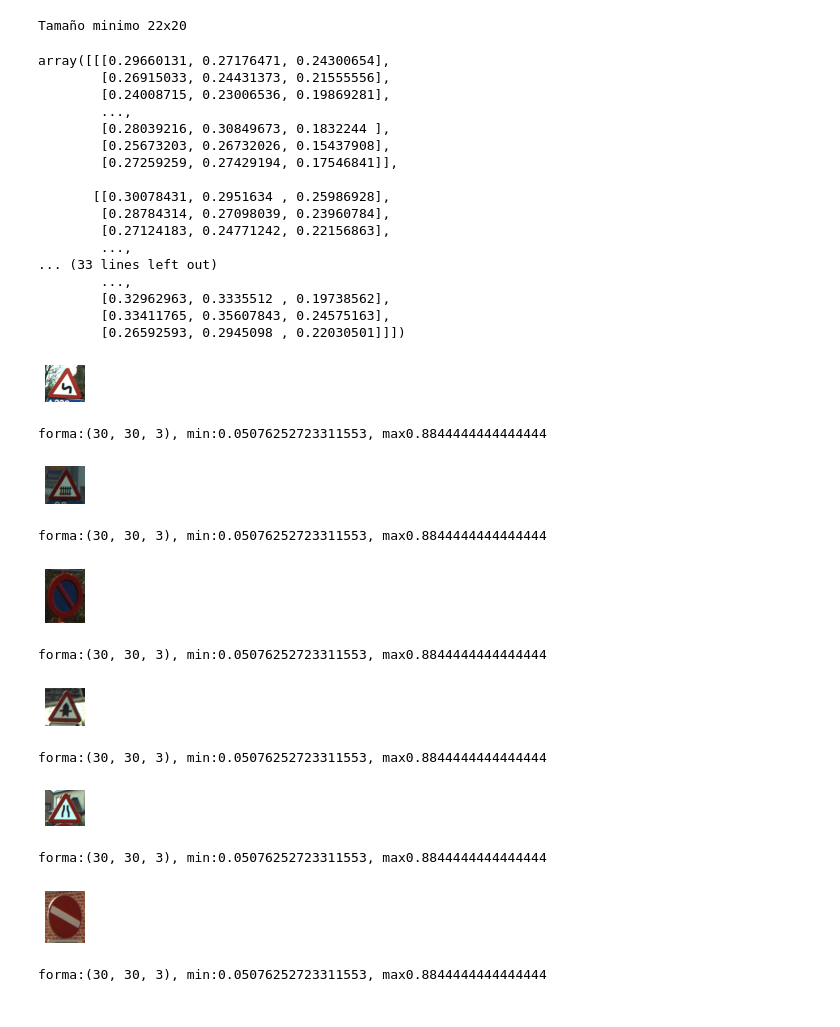
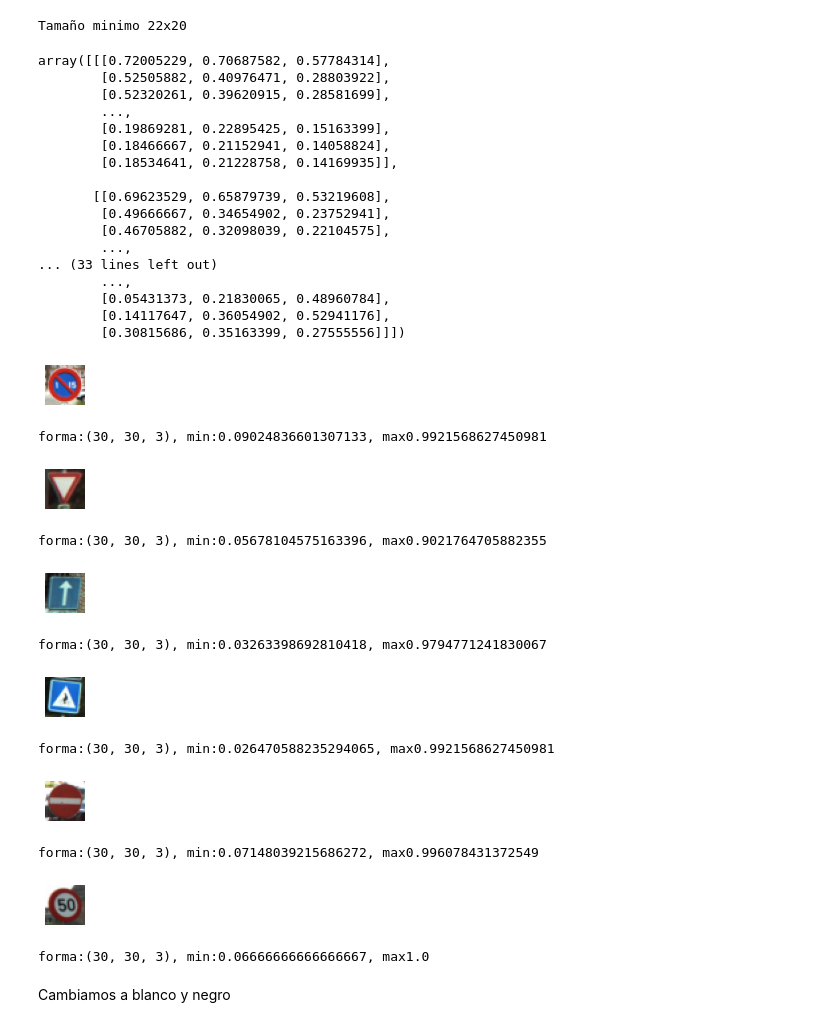
Before and after one commit to arcadio2/Ciencia-de-datos-con-python, a Jupyter notebook: Introducción a tensorflow.ipynb, the cells around one changed output. Drawn from its saved outputs; the diff is of its cells as text; code cells hidden in the pictures.

Commit message:
Arreglado errores de procesado de imagenes

```diff
--- a/Introducción a tensorflow.ipynb
+++ b/Introducción a tensorflow.ipynb
@@ -197,48 +197,52 @@ print("Tamaño minimo {0}x{1}".format(w,h))
 # %% [output]
 Tamaño minimo 22x20
 # %%
-images30 = [transform.resize(image, (30,30)) for i in images] # 30x30 ya que 22x20 era pequeño
+images30 = [transform.resize(image, (30,30)) for image in images] # 30x30 ya que 22x20 era pequeño
 # %%
 images30[0]
 # %% [output]
-array([[[0.29660131, 0.27176471, 0.24300654],
-        [0.26915033, 0.24431373, 0.21555556],
-        [0.24008715, 0.23006536, 0.19869281],
+array([[[0.72005229, 0.70687582, 0.57784314],
+        [0.52505882, 0.40976471, 0.28803922],
+        [0.52320261, 0.39620915, 0.28581699],
         ...,
-        [0.28039216, 0.30849673, 0.1832244 ],
-        [0.25673203, 0.26732026, 0.15437908],
-        [0.27259259, 0.27429194, 0.17546841]],
+        [0.19869281, 0.22895425, 0.15163399],
+        [0.18466667, 0.21152941, 0.14058824],
+        [0.18534641, 0.21228758, 0.14169935]],
 
-       [[0.30078431, 0.2951634 , 0.25986928],
-        [0.28784314, 0.27098039, 0.23960784],
-        [0.27124183, 0.24771242, 0.22156863],
+       [[0.69623529, 0.65879739, 0.53219608],
+        [0.49666667, 0.34654902, 0.23752941],
+        [0.46705882, 0.32098039, 0.22104575],
         ...,
 ... (33 lines left out)
         ...,
-        [0.32962963, 0.3335512 , 0.19738562],
-        [0.33411765, 0.35607843, 0.24575163],
-        [0.26592593, 0.2945098 , 0.22030501]]])
+        [0.05431373, 0.21830065, 0.48960784],
+        [0.14117647, 0.36054902, 0.52941176],
+        [0.30815686, 0.35163399, 0.27555556]]])
 # %%
+rand_sings = random.sample(range(0, len(labels)),6)
+
 for i in range(len(rand_sings)):
     temp_im = images30[rand_sings[i]]
     plt.subplot(1,6,i+1)
     plt.axis("off")
-    plt.imshow(images[rand_sings[i]])
+    plt.imshow(temp_im)
     plt.subplots_adjust(wspace=0.5)
     plt.show()
     print("forma:{0}, min:{1}, max{2}".format(temp_im.shape,
                                               temp_im.min(),
                                               temp_im.max() ))
 # %% [output]
-[figure, old version]
+[figure, new version]
-forma:(30, 30, 3), min:0.05076252723311553, max0.8844444444444444
+forma:(30, 30, 3), min:0.09024836601307133, max0.9921568627450981
-[figure, old version]
+[figure, new version]
-forma:(30, 30, 3), min:0.05076252723311553, max0.8844444444444444
+forma:(30, 30, 3), min:0.05678104575163396, max0.9021764705882355
-[figure, old version]
+[figure, new version]
-forma:(30, 30, 3), min:0.05076252723311553, max0.8844444444444444
+forma:(30, 30, 3), min:0.03263398692810418, max0.9794771241830067
-[figure, old version]
+[figure, new version]
-forma:(30, 30, 3), min:0.05076252723311553, max0.8844444444444444
+forma:(30, 30, 3), min:0.026470588235294065, max0.9921568627450981
-[figure, old version]
+[figure, new version]
-forma:(30, 30, 3), min:0.05076252723311553, max0.8844444444444444
+forma:(30, 30, 3), min:0.07148039215686272, max0.996078431372549
-[figure, old version]
+[figure, new version]
-forma:(30, 30, 3), min:0.05076252723311553, max0.8844444444444444
+forma:(30, 30, 3), min:0.06666666666666667, max1.0
+# %% [markdown]
+Cambiamos a blanco y negro
```
Also changed, not shown: parts of 5 cells of this notebook.
